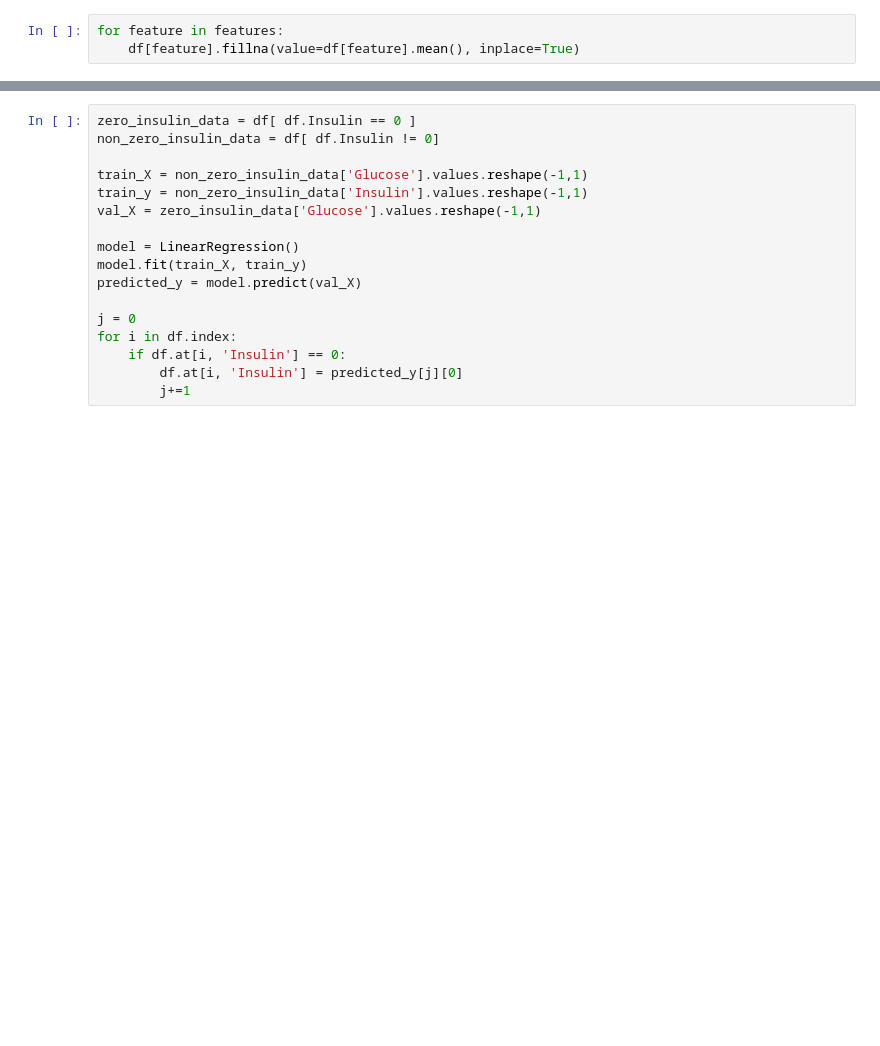
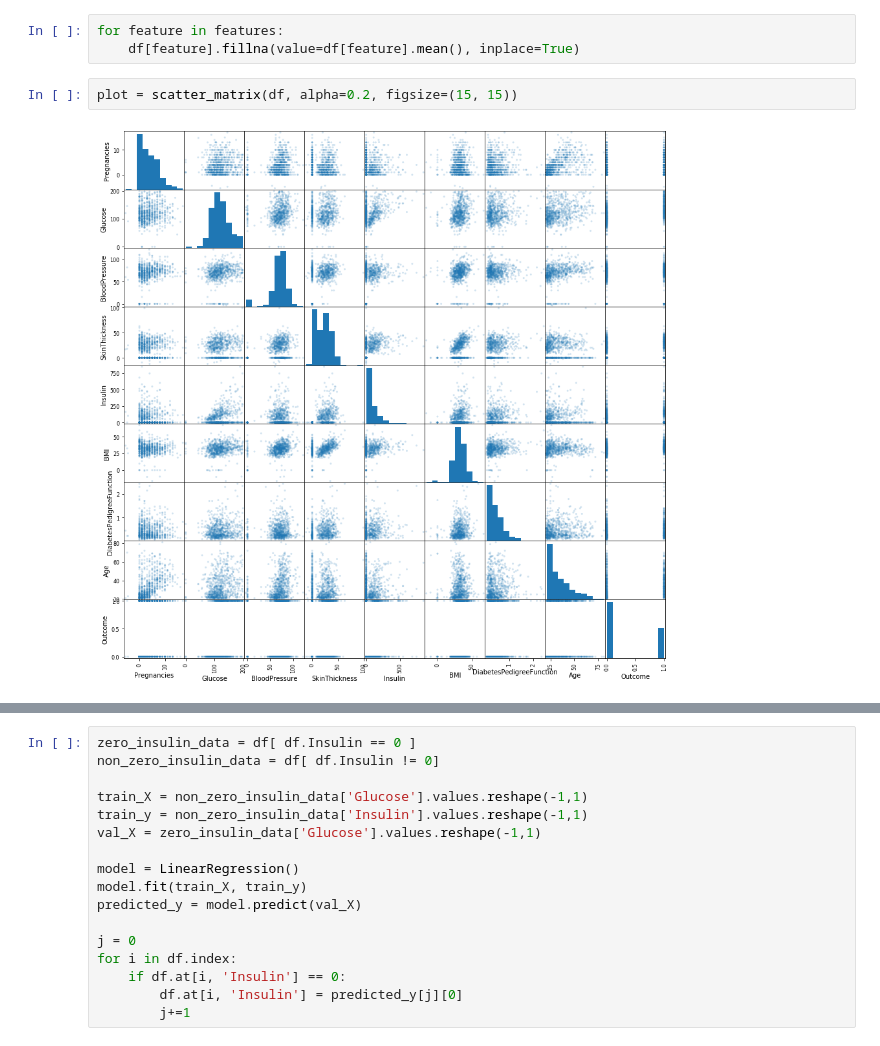
Before and after one commit to kaustubh-nair/Diabetes-prediction, a Jupyter notebook: main.ipynb, the cells around one changed output, grey strips where cells are left out. Cells and saved outputs as stored; diff of their text form; blank space fills up the shorter version.

Commit message:
Add scatter plots

```diff
--- a/main.ipynb
+++ b/main.ipynb
@@ -25,3 +25,7 @@ features = ['Pregnancies','Glucose', 'BloodPressure', 'SkinThickness', 'Insulin'
 # %%
 for feature in features:
     df[feature].fillna(value=df[feature].mean(), inplace=True)
+# %%
+plot = scatter_matrix(df, alpha=0.2, figsize=(15, 15))
+# %% [output]
+[figure, added]
```
Also changed, not shown: parts of 7 cells of this notebook.
